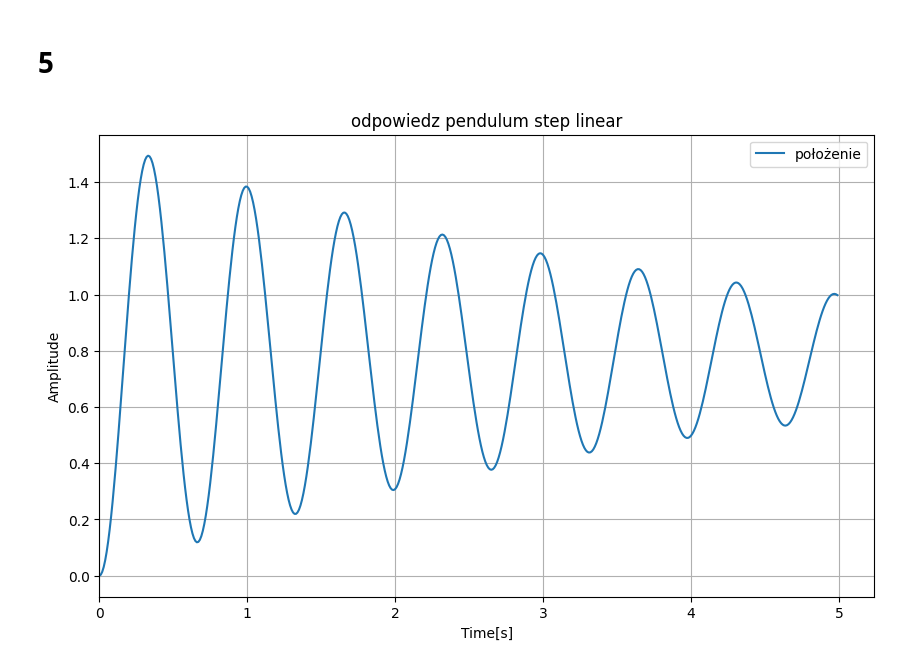
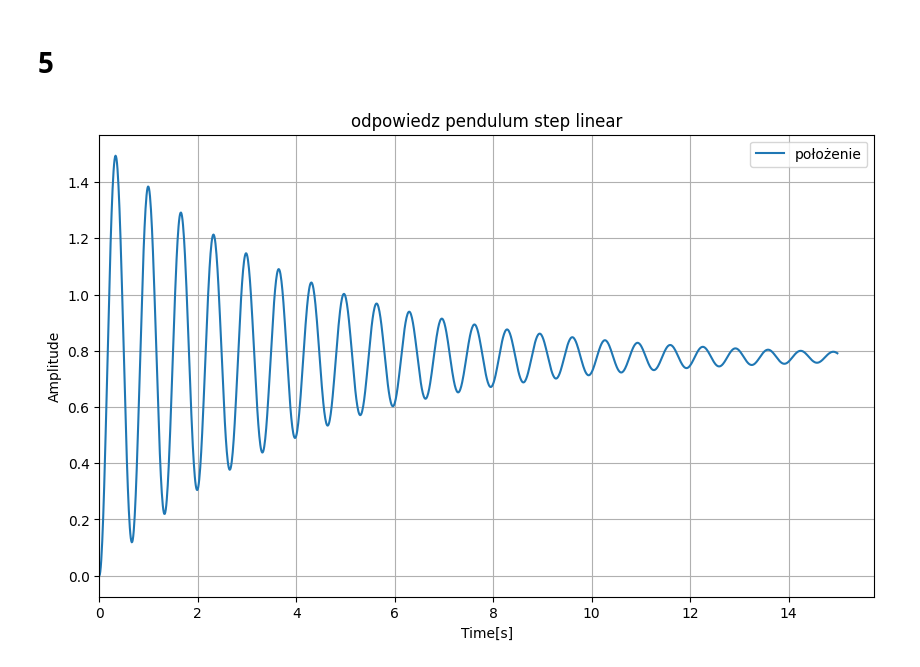
Before and after one commit to Piotr-Bednarek/ZadaniaSem5Laby, a Jupyter notebook: uso/lab10.ipynb, the cells around one changed output. Cells and saved outputs as stored; diff of their text form; code cells hidden in the pictures.

```diff
--- a/uso/lab10.ipynb
+++ b/uso/lab10.ipynb
@@ -78,35 +78,35 @@ d=0.5
 #linear pendulum model
 
 A=np.array([[0,1],
             [-m*g*l/J,-d/J]])
 B=np.array([[0],[1/J]])
 C=[0,1]
 
 pendulum_model_linear=sp.StateSpace(A,B,C,0)
 
-t=np.arange(0,5,0.01)
+t=np.arange(0,15,0.01)
 
 u0=np.full(len(t),1)
 
 u=np.zeros((len(t),5))
 i=0
 
 for el in [0,5,20,45*np.sqrt(2),70]:
     u[:,i]=np.full(len(t),el)
     i+=1
 
 #print(u[:,1])
 
 t_res,_,state0=sp.lsim(pendulum_model_linear,u[:,0],T=t)
 t_res,_,state1=sp.lsim(pendulum_model_linear,u[:,1],T=t)
 t_res,_,state2=sp.lsim(pendulum_model_linear,u[:,2],T=t)
 t_res,_,state3=sp.lsim(pendulum_model_linear,u[:,3],T=t)
 t_res,_,state4=sp.lsim(pendulum_model_linear,u[:,4],T=t)
 
 
 plot_sets('odpowiedz pendulum step linear',[t_res,state4[:,0],'położenie'])
 # %% [output]
-[figure, old version]
+[figure, new version]
 # %%
 #5.1
 #non-linear pendulum model
```
Also changed, not shown: parts of 5 cells of this notebook, 3 other files.
